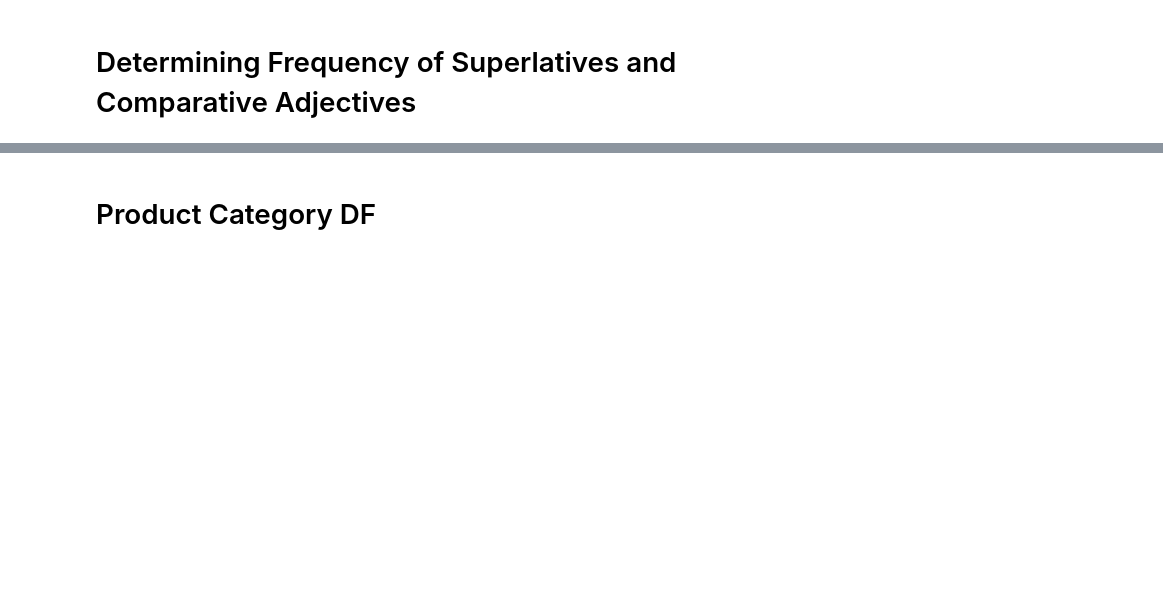
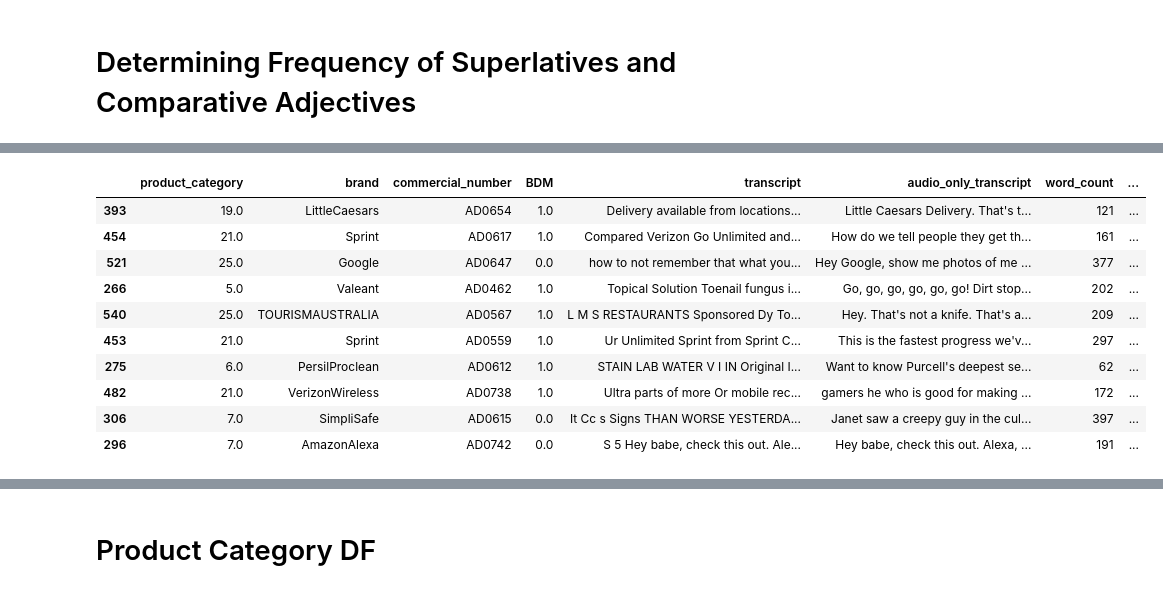
Before and after one commit to NilsLeo/Commercial-Brand-Differentiating-Message-Analysis, a Jupyter notebook: Neues_Projekt/BDM_Detection.ipynb, the cells around one changed output, grey strips where cells are left out. Drawn from its saved outputs; the diff is of its cells as text; code cells hidden in the pictures; blank space fills up the shorter version.

```diff
--- a/Neues_Projekt/BDM_Detection.ipynb
+++ b/Neues_Projekt/BDM_Detection.ipynb
@@ -273,3 +152,69 @@ total_bdm_terms_pct: 0.104
+# %%
+import spacy
+import pandas as pd
+from collections import Counter
+import text_analysis as ta
+
+# Create new columns to store the counts and percentages
+ad_df['word_count'] = 0
+ad_df['superlative_count'] = 0
+ad_df['comparative_count'] = 0
+ad_df['uniqueness_count'] = 0
+ad_df['superlative_pct'] = 0.0
+ad_df['comparative_pct'] = 0.0
+ad_df['uniqueness_pct'] = 0.0
+ad_df['total_bdm_terms_count'] = 0
+ad_df['total_bdm_terms_pct'] = 0.0
+
+# Process each row
+for idx, row in ad_df.iterrows():
+    word_count = len(ta.get_tokens(row['transcript']))
+    ad_df.at[idx, 'word_count'] = word_count
+
+    superlatives = ta.get_superlatives(row['transcript'])
+    ad_df.at[idx, 'superlatives'] = ', '.join(superlatives) if superlatives else ''
+    superlative_count = len(superlatives) if superlatives else 0
+    ad_df.at[idx, 'superlative_count'] = superlative_count
+
+    comparatives = ta.get_comparatives(row['transcript'])
+    ad_df.at[idx, 'comparatives'] = ', '.join(comparatives) if comparatives else ''
+    comparative_count = len(comparatives) if comparatives else 0
+    ad_df.at[idx, 'comparative_count'] = comparative_count
+
+    unique_words = ta.get_unique_words(row['transcript'])
+    ad_df.at[idx, 'unique_words'] = ', '.join(unique_words) if unique_words else ''
+    uniqueness_count = len(unique_words) if unique_words else 0
+    ad_df.at[idx, 'uniqueness_count'] = uniqueness_count
+
+    if word_count > 0:
+        ad_df.at[idx, 'superlative_pct'] = superlative_count / word_count * 100
+        ad_df.at[idx, 'comparative_pct'] = comparative_count / word_count * 100
+        ad_df.at[idx, 'uniqueness_pct'] = uniqueness_count / word_count * 100
+
+        total_bdm_terms = superlative_count + comparative_count + uniqueness_count
+        ad_df.at[idx, 'total_bdm_terms_count'] = total_bdm_terms
+        ad_df.at[idx, 'total_bdm_terms_pct'] = total_bdm_terms / word_count * 100
+
+# Sort the DataFrame
+ad_df = ad_df.sort_values(
+    by=['superlative_count', 'comparative_count', 'superlative_pct', 'comparative_pct', 'uniqueness_pct'],
+    ascending=[False, False, False, False, False]
+)
+
+# Display top 10 results
+ad_df.head(10)
+# %% [output]
+|  | product_category | brand | commercial_number | BDM | transcript | audio_only_transcript | word_count | ... |
+| 393 | 19.0 | LittleCaesars | AD0654 | 1.0 | Delivery available from locations... | Little Caesars Delivery. That's t... | 121 | ... |
+| 454 | 21.0 | Sprint | AD0617 | 1.0 | Compared Verizon Go Unlimited and... | How do we tell people they get th... | 161 | ... |
+| 521 | 25.0 | Google | AD0647 | 0.0 | how to not remember that what you... | Hey Google, show me photos of me ... | 377 | ... |
+| 266 | 5.0 | Valeant | AD0462 | 1.0 | Topical Solution Toenail fungus i... | Go, go, go, go, go, go! Dirt stop... | 202 | ... |
+| 540 | 25.0 | TOURISMAUSTRALIA | AD0567 | 1.0 | L M S RESTAURANTS Sponsored Dy To... | Hey. That's not a knife. That's a... | 209 | ... |
+| 453 | 21.0 | Sprint | AD0559 | 1.0 | Ur Unlimited Sprint from Sprint C... | This is the fastest progress we'v... | 297 | ... |
+| 275 | 6.0 | PersilProclean | AD0612 | 1.0 | STAIN LAB WATER V I IN Original I... | Want to know Purcell's deepest se... | 62 | ... |
+| 482 | 21.0 | VerizonWireless | AD0738 | 1.0 | Ultra parts of more Or mobile rec... | gamers he who is good for making ... | 172 | ... |
+| 306 | 7.0 | SimpliSafe | AD0615 | 0.0 | It Cc s Signs THAN WORSE YESTERDA... | Janet saw a creepy guy in the cul... | 397 | ... |
+| 296 | 7.0 | AmazonAlexa | AD0742 | 0.0 | S 5 Hey babe, check this out. Ale... | Hey babe, check this out. Alexa, ... | 191 | ... |
 # %%
 # remove superlatives, comparatives and unique_words from ad_df
 # TODO: Comment back in
```
Also changed, not shown: parts of 27 cells of this notebook.
